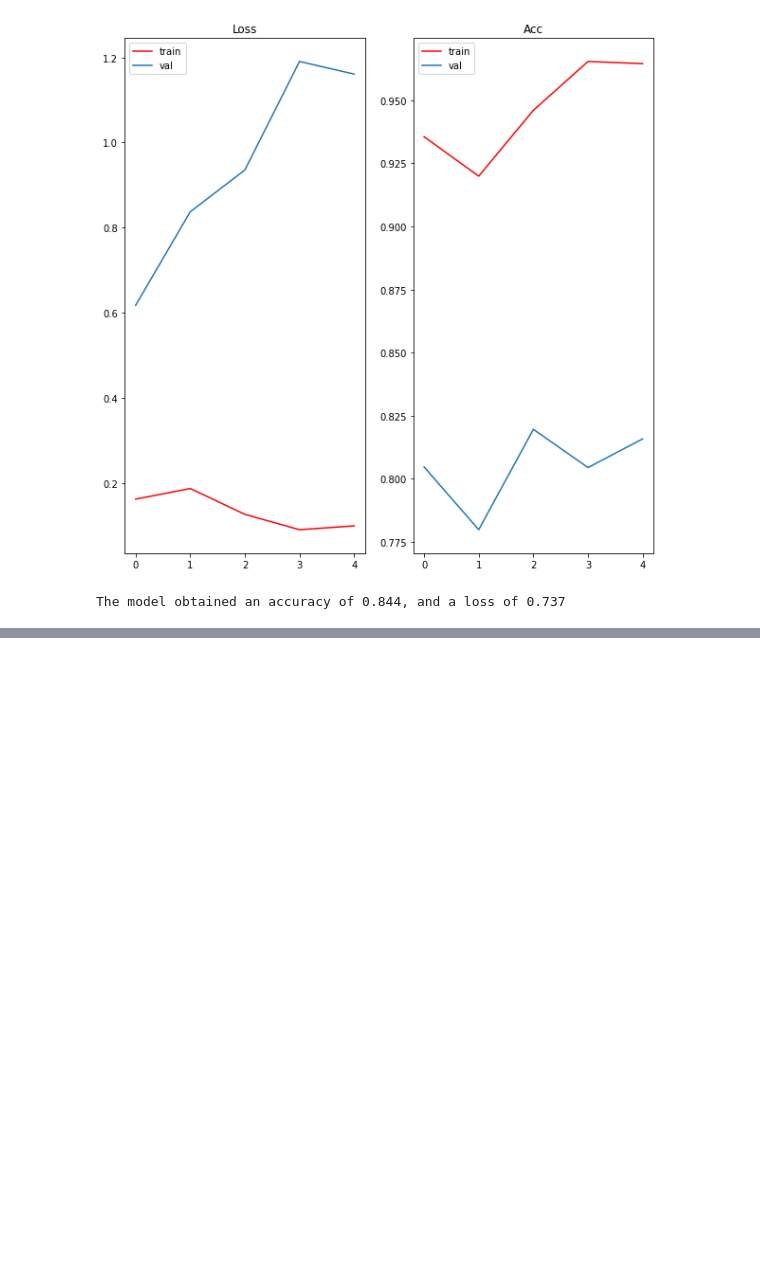
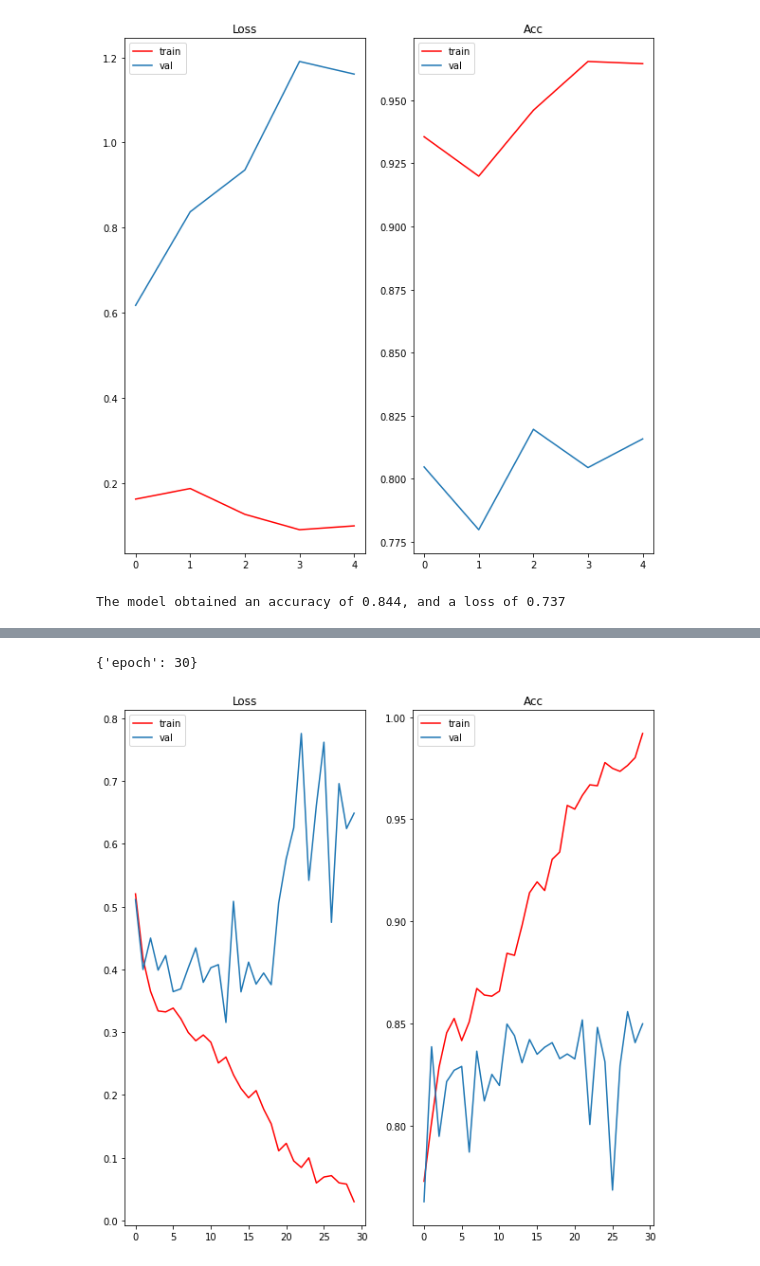
Before and after one commit to TudorAndrei/CV-Camp-, a Jupyter notebook: CVWS4/Homework.ipynb, the cells around one changed output, grey strips where cells are left out. Cells and saved outputs as stored; diff of their text form; code cells hidden in the pictures; blank space fills up the shorter version.

```diff
--- a/CVWS4/Homework.ipynb
+++ b/CVWS4/Homework.ipynb
@@ -81,7 +81,7 @@ model = Model().to(device)
 optimizer = torch.optim.Adam(model.parameters())
 lossf = torch.nn.CrossEntropyLoss()
 # %%
-def train_loop(model, lossf, train_dl, val_dl ,device, epochs=50, tolerance=1e-3, early_stop=True):
+def train_loop(model, lossf,optimizer, train_dl, val_dl ,device, epochs=50, tolerance=1e-3, early_stop=True):
     # model = model.to(device)
 
     hist = {"epoch": 1}
@@ -95,6 +95,7 @@ def train_loop(model, lossf, train_dl, val_dl ,device, epochs=50, tolerance=1e-3
     loop = tqdm(range(epochs))
 
     loss_function = lossf
+    optimizer = optimizer
 
     for epoch in loop:
         losses = []
@@ -227,7 +230,10 @@ model_restnet.to(device);
 # %%
 optimizer2 = torch.optim.Adam(model_restnet.parameters())
 # %%
-train_loop(model_restnet, lossf, dataloader_train, dataloader_val, device, epochs=30, early_stop=False)
+train_loop(model_restnet, lossf, optimizer2, dataloader_train, dataloader_val, device, epochs=30, early_stop=False)
+# %% [output]
+{'epoch': 30}
+[figure, added]
 # %%
 for layer in model_restnet.children():
    if hasattr(layer, 'reset_parameters'):
```
Also changed, not shown: parts of 5 cells of this notebook.
